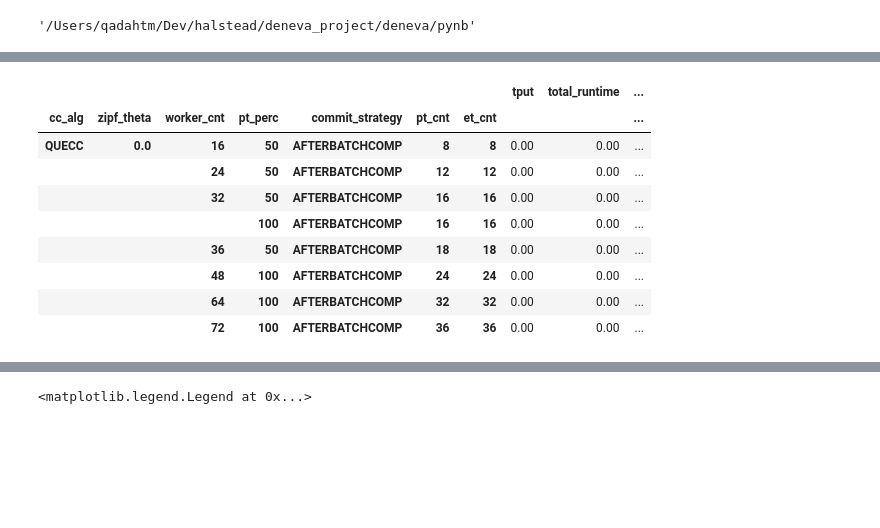
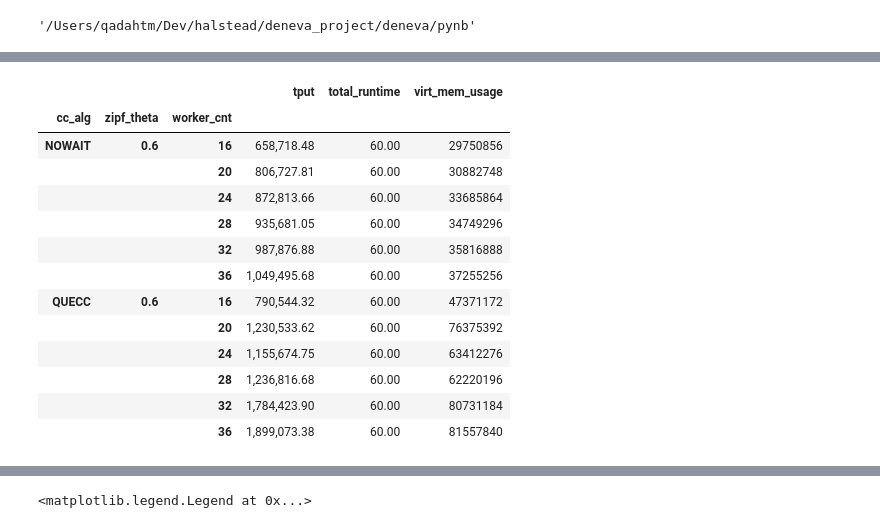
Before and after one commit to qadahtm/deneva, a Jupyter notebook: pynb/QueCC.ipynb, the cells around one changed output, grey strips where cells are left out. Saved outputs shown, nothing was run; the diff lists cells and outputs as text; code cells hidden in the pictures; blank space fills up the shorter version.

```diff
--- a/pynb/QueCC.ipynb
+++ b/pynb/QueCC.ipynb
@@ -322,6 +322,31 @@ directory = "/Users/qadahtm/Dev/halstead/deneva_project/deneva/exp_results/fixed
 directory = "/Users/qadahtm/Dev/halstead/deneva_project/deneva/exp_results/fixed_mode_lookup_simple_eagersplit_readonly2"
 
 directory = "/Users/qadahtm/Dev/halstead/deneva_project/deneva/exp_results/fixed_mode_withdb_simple_eagersplit2"
+directory = "/Users/qadahtm/Dev/halstead/deneva_project/deneva/exp_results/normal_mode_withdb_simple_eagersplit"
+
+directory = "/Users/qadahtm/Dev/halstead/deneva_project/deneva/exp_results/normal_mode_withdb_simple_eagersplit_uniform"
+
+# directory = "/Users/qadahtm/Dev/halstead/deneva_project/deneva/exp_results/normal_mode_withdb_simple_lazysplit_uniform"
+# directory = "/Users/qadahtm/Dev/halstead/deneva_project/deneva/exp_results/fixed_mode_withdb_simple_lazysplit_bptet"
+# directory = "/Users/qadahtm/Dev/halstead/deneva_project/deneva/exp_results/fixed_mode_withdb_simple_lazysplit_ptet"
+# directory = "/Users/qadahtm/Dev/halstead/deneva_project/deneva/exp_results/fixed_mode_withdb_simple_nosplit_ptet"
+# directory = "/Users/qadahtm/Dev/halstead/deneva_project/deneva/exp_results/fixed_mode_withdb_simple_eagersplit_ptet4"
+# directory = "/Users/qadahtm/Dev/halstead/deneva_project/deneva/exp_results/fixed_mode_withdb_simple_nosplit_ptet3"
+directory = "/Users/qadahtm/Dev/halstead/deneva_project/deneva/exp_results/2017-07-17-12-09-49-PM"
+
+#Deneva ClientQueryQueue Initialize queries and create messages on the fly
+directory = "/Users/qadahtm/Dev/halstead/deneva_project/deneva/exp_results/2017-07-17-12-39-21-PM"
+
+#Intialize messages and reuse them
+directory = "/Users/qadahtm/Dev/halstead/deneva_project/deneva/exp_results/2017-07-17-01-09-40-PM"
+
+directory = "/Users/qadahtm/Dev/halstead/deneva_project/deneva/exp_results/2017-07-17-02-42-22-PM"
+# directory = "/Users/qadahtm/Dev/halstead/deneva_project/deneva/exp_results/normal_mode_withdb_simple_eagersplit_ptet"
+
+
+directory = "/Users/qadahtm/Dev/halstead/deneva_project/deneva/exp_results/normal_mode_withdb_simple_nosplit_ptet_msgs"
+
+directory = "/Users/qadahtm/Dev/halstead/deneva_project/deneva/exp_results/normal_mode_withdb_simple_eagersplit_quecc_nowait_zt0zt6"
 
 resFiles = os.listdir(directory)
 # print(resFiles)
@@ -397,7 +422,7 @@ for fname in resFiles:
                 data['worker_cnt'].append(int(e_data['g_thread_cnt']))
 
         if (cc_alg == 'QUECC'):
-            data['worker_cnt'].append(int(e_data['g_thread_cnt'])*2)
+            data['worker_cnt'].append(pt_cnt+et_cnt)
         else:
             data['worker_cnt'].append(int(e_data['g_thread_cnt']))
 
@@ -442,7 +467,8 @@ df = pd.DataFrame(data)
 # df = df[df.worker_cnt>24]
 # df = df[df.cc_alg == 'QUECC']
 # df = df[df.zipf_theta != '0.9']
-# df = df[df.zipf_theta != '0.0']
+# df = df[df.zipf_theta == '0.0']
+df = df[df.zipf_theta == '0.6']
 # df = df[df.commit_strategy != 'IMMEDIATE']
 # df = df[df.et_tput != 0]
 # df = df[df.pt_perc == 50]
@@ -490,22 +518,28 @@ grouped
 # %%
 # grouped = df.groupby(['cc_alg','zipf_theta', 'worker_cnt', 'pt_perc','commit_strategy', 'pt_cnt', 'et_cnt']).tput.agg(['count', 'min', 'max', 'mean'])
 pd.options.display.float_format = '{:,.2f}'.format
 agg_req_normal = {'tput':'mean', 'total_runtime':'mean', 'virt_mem_usage':'mean'}
 agg_req = agg_req_normal
-grouped = df.groupby(['cc_alg','zipf_theta', 'worker_cnt', 'pt_perc','commit_strategy', 'pt_cnt', 'et_cnt']).agg(agg_req)
+# grouped = df.groupby(['cc_alg','zipf_theta', 'worker_cnt', 'pt_perc','commit_strategy','pt_cnt', 'et_cnt']).agg(agg_req)
+grouped = df.groupby(['cc_alg','zipf_theta', 'worker_cnt']).agg(agg_req)
+
 # grouped = df.groupby(['et_cnt']).agg(agg_req)
 grouped
 # %% [output]
-|  |  |  |  |  |  |  | tput | total_runtime | ... |
-| cc_alg | zipf_theta | worker_cnt | pt_perc | commit_strategy | pt_cnt | et_cnt |  |  | ... |
-| QUECC | 0.0 | 16 | 50 | AFTERBATCHCOMP | 8 | 8 | 0.00 | 0.00 | ... |
-|  |  | 24 | 50 | AFTERBATCHCOMP | 12 | 12 | 0.00 | 0.00 | ... |
-|  |  | 32 | 50 | AFTERBATCHCOMP | 16 | 16 | 0.00 | 0.00 | ... |
-|  |  |  | 100 | AFTERBATCHCOMP | 16 | 16 | 0.00 | 0.00 | ... |
-|  |  | 36 | 50 | AFTERBATCHCOMP | 18 | 18 | 0.00 | 0.00 | ... |
-|  |  | 48 | 100 | AFTERBATCHCOMP | 24 | 24 | 0.00 | 0.00 | ... |
-|  |  | 64 | 100 | AFTERBATCHCOMP | 32 | 32 | 0.00 | 0.00 | ... |
-|  |  | 72 | 100 | AFTERBATCHCOMP | 36 | 36 | 0.00 | 0.00 | ... |
+|  |  |  | tput | total_runtime | virt_mem_usage |
+| cc_alg | zipf_theta | worker_cnt |  |  |  |
+| NOWAIT | 0.6 | 16 | 658,718.48 | 60.00 | 29750856 |
+|  |  | 20 | 806,727.81 | 60.00 | 30882748 |
+|  |  | 24 | 872,813.66 | 60.00 | 33685864 |
+|  |  | 28 | 935,681.05 | 60.00 | 34749296 |
+|  |  | 32 | 987,876.88 | 60.00 | 35816888 |
+|  |  | 36 | 1,049,495.68 | 60.00 | 37255256 |
+| QUECC | 0.6 | 16 | 790,544.32 | 60.00 | 47371172 |
+|  |  | 20 | 1,230,533.62 | 60.00 | 76375392 |
+|  |  | 24 | 1,155,674.75 | 60.00 | 63412276 |
+|  |  | 28 | 1,236,816.68 | 60.00 | 62220196 |
+|  |  | 32 | 1,784,423.90 | 60.00 | 80731184 |
+|  |  | 36 | 1,899,073.38 | 60.00 | 81557840 |
 # %%
 # grouped = df.groupby(['cc_alg','zipf_theta', 'worker_cnt', 'pt_perc','commit_strategy', 'pt_cnt', 'et_cnt']).tput.agg(['count', 'min', 'max', 'mean'])
 pd.options.display.float_format = '{:,.2f}'.format
```
Also changed, not shown: parts of 12 cells of this notebook, 13 other files.
